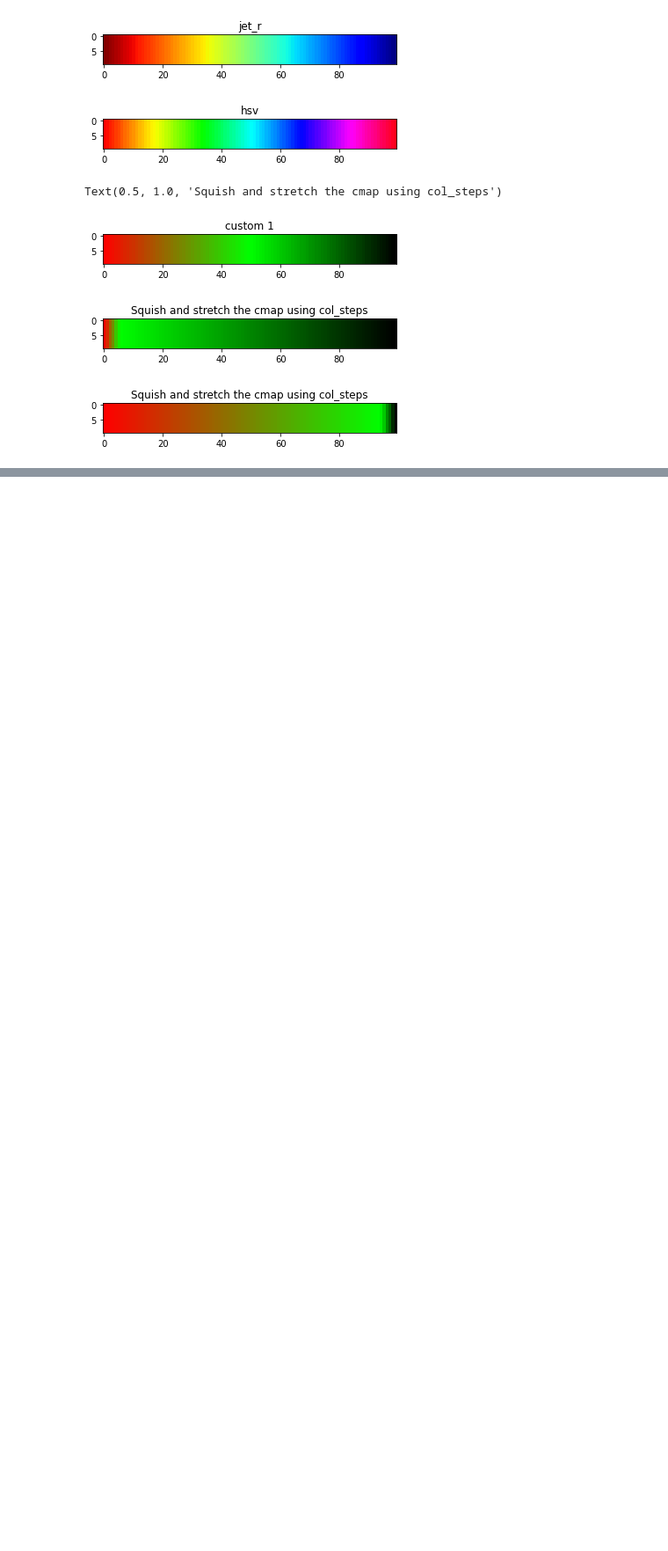
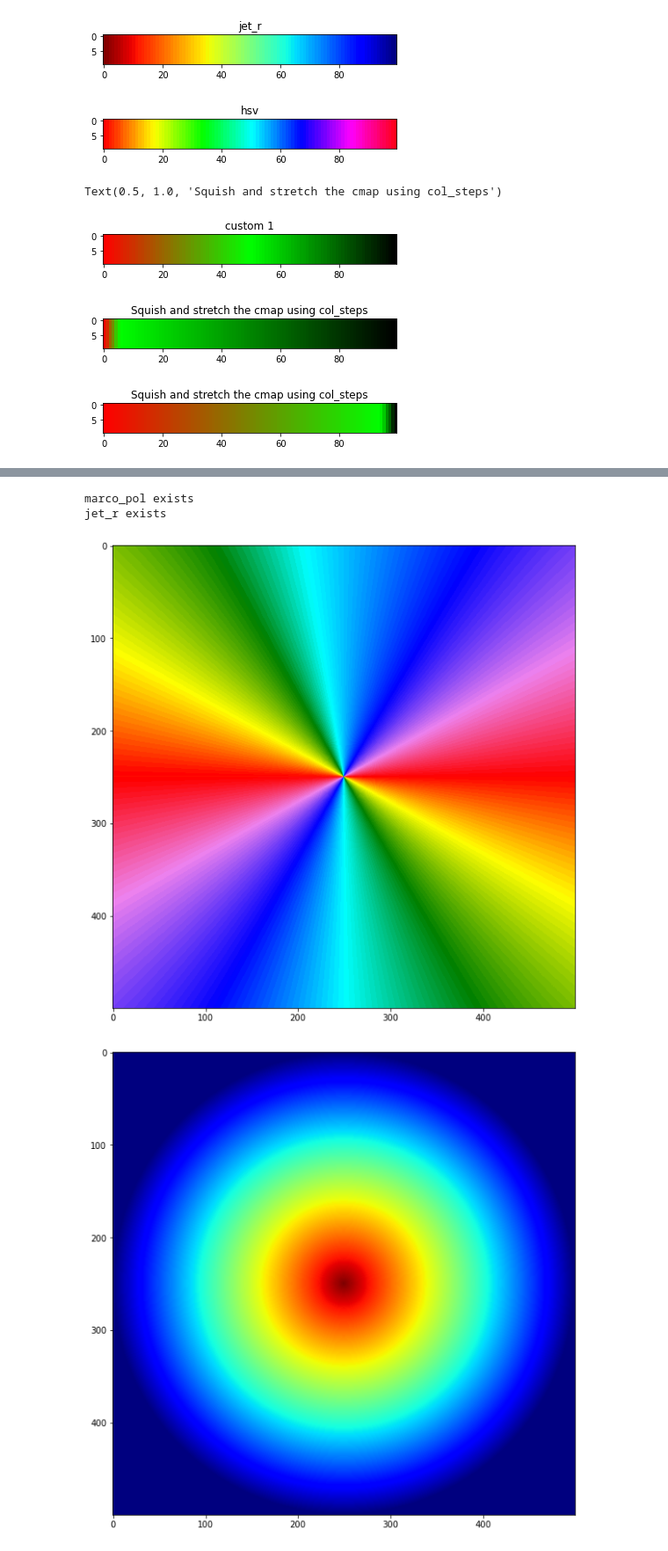
Before and after one commit to mdaghlian/dag_prf_utils, a Jupyter notebook: suface_examples.ipynb, the cells around one changed output, grey strips where cells are left out. Shown at 88% size. Cells and saved outputs as stored; diff of their text form; code cells hidden in the pictures; blank space fills up the shorter version.

```diff
--- a/suface_examples.ipynb
+++ b/suface_examples.ipynb
@@ -565,0 +589,16 @@ saving cmap temp
+# %%
+x,y = np.meshgrid(np.linspace(-5.34,5.34,500), np.linspace(-5.34,5.34,500))
+pol = np.arctan2(y,x)
+ecc = np.sqrt(x**2 + y**2)
+plt.figure(figsize=(10,10))
+plt.imshow(pol, cmap=dag_cmap_from_str('marco_pol'), vmin=-np.pi, vmax=np.pi)
+plt.savefig('marco_pol.pdf')
+
+plt.figure(figsize=(10,10))
+plt.imshow(ecc, cmap=dag_cmap_from_str('jet_r'), vmin=0, vmax=5.34)
+plt.savefig('ecc_jet_r.pdf')
+# %% [output]
+marco_pol exists
+jet_r exists
+[figure, added]
+[figure, added]
```
Also changed, not shown: parts of 4 cells of this notebook, 3 other files.
